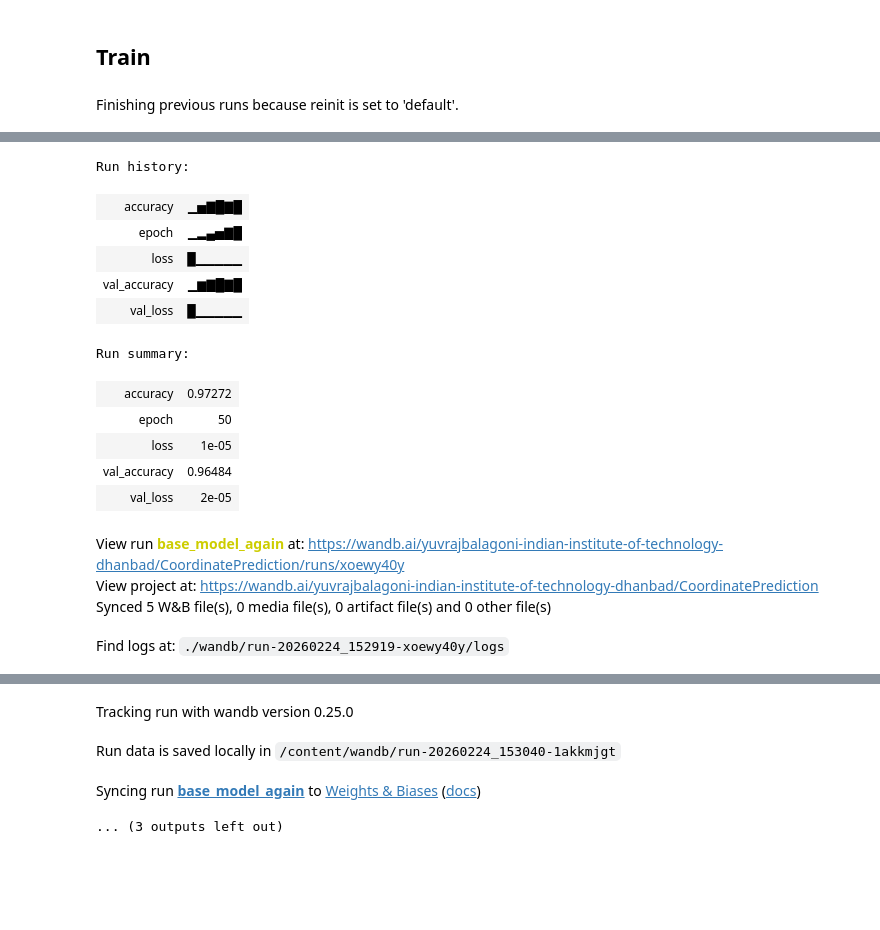
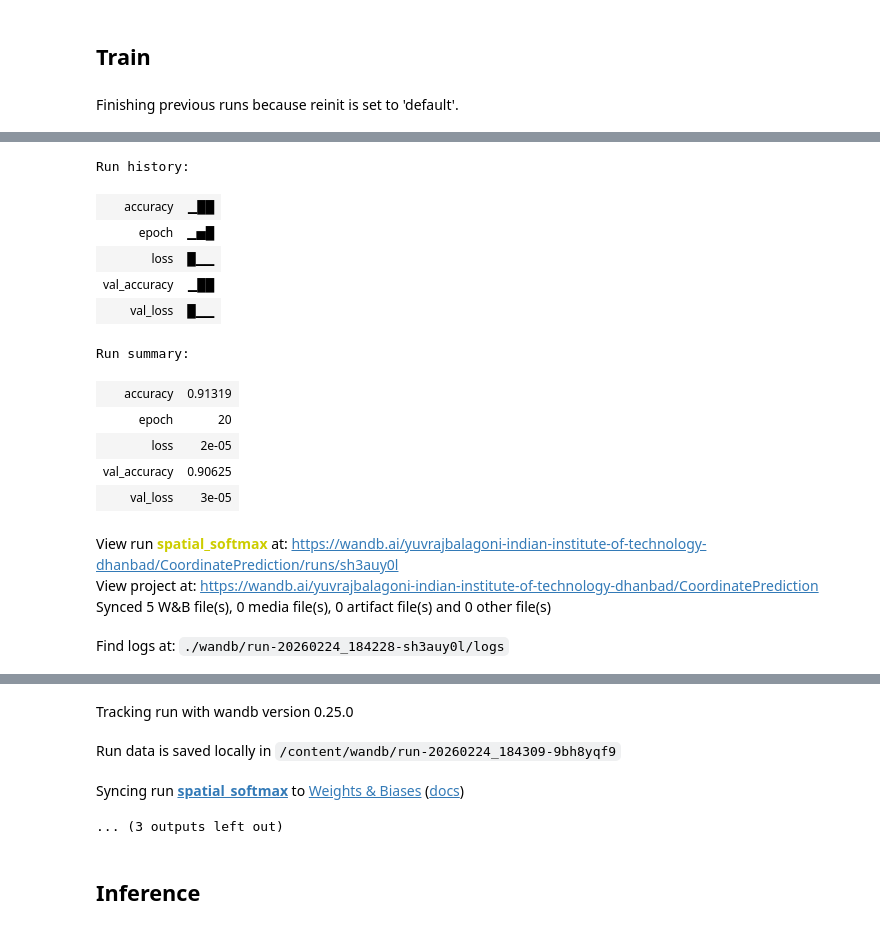
Before and after one commit to YuvrajBalagoni13/Assignment_Coordinate_Prediction, a Jupyter notebook: coordinate_predictor.ipynb, the cells around one changed output, grey strips where cells are left out. Cells and saved outputs as stored; diff of their text form; code cells hidden in the pictures; blank space fills up the shorter version.

```diff
--- a/coordinate_predictor.ipynb
+++ b/coordinate_predictor.ipynb
@@ -18,6 +18,14 @@ import torchvision.transforms.functional as TF
 import logging
 from typing import Callable, Optional
 import wandb
+# %%
+def set_seed(seed: int = 32) -> None:
+    np.random.seed(seed)
+    random.seed(seed)
+    torch.manual_seed(seed)
+    torch.cuda.manual_seed(seed)
+
+set_seed()
 # %% [markdown]
 ## Dataset Creation
 # %%
@@ -190,10 +199,14 @@ class CoordinateRegressor(nn.Module):
         self.bn3 = nn.BatchNorm2d(64)
         self.pool3 = nn.MaxPool2d(kernel_size=2) # Reduces image to 6x6
 
-        self.fc1 = nn.Linear(64 * 6 * 6, mlp_units) # Fully Connected Block
+        size = image_size
+        for _ in range(3):
+            size = (size - 2) // 2 + 1
+        flatten_dim = 64 * size * size
+
+        self.fc1 = nn.Linear(flatten_dim, mlp_units) # Fully Connected Block
         self.fc2 = nn.Linear(mlp_units, output_shape)
 
-        # self.dropout = nn.Dropout(p=dropout)
 
     def forward(self, x: torch.Tensor) -> torch.Tensor:
         x = self.pool1(F.relu(self.bn1(self.conv1(x))))
@@ -203,13 +216,12 @@ class CoordinateRegressor(nn.Module):
         x = x.view(x.size(0), -1)    # Flatten layer
 
         x = F.relu(self.fc1(x))
-        # x = self.dropout(x)
         x = self.fc2(x)
 
         return torch.sigmoid(x)
 
 
-# Conv model with Spatial Softmax - Performed poorly may be due to small receptive fields
+# Conv model with Spatial Softmax
 class SpatialSoftmax(nn.Module):
     def __init__(self, temperature: float = 1.0) -> None:
         super().__init__()
@@ -223,24 +235,18 @@ class SpatialSoftmax(nn.Module):
         return probs
 
 class CoordinateRegressorSpatialSoftmax(nn.Module):
-    """CNN architecture for predicting (x, y) coordinates of a pixel."""
+    """CNN architecture for predicting (x, y) coordinates of a pixel with spatial softmax."""
 
-    def __init__(self, input_shape:int, mlp_units:int, output_shape:int, image_size: int = 50):
+    def __init__(self, input_shape:int, output_shape:int, image_size: int = 50):
         super(CoordinateRegressorSpatialSoftmax, self).__init__()
 
         self.image_size = image_size
 
         self.conv1 = nn.Conv2d(in_channels=input_shape, out_channels=16, kernel_size=3, padding=1)
         self.bn1 = nn.BatchNorm2d(16)
-        # self.pool1 = nn.MaxPool2d(kernel_size=2) # Reduces image to 25x25
 
         self.conv2 = nn.Conv2d(in_channels=16, out_channels=32, kernel_size=3, padding=1)
         self.bn2 = nn.BatchNorm2d(32)
-        # self.pool2 = nn.MaxPool2d(kernel_size=2) # Reduces image to 12x12
-
-        # self.conv3 = nn.Conv2d(in_channels=32, out_channels=64, kernel_size=3, padding=1)
-        # self.bn3 = nn.BatchNorm2d(64)
-        # self.pool3 = nn.MaxPool2d(kernel_size=2) # Reduces image to 6x6
 
         self.logits_conv = nn.Conv2d(in_channels = 32, out_channels=1, kernel_size=1)
         self.spatial_softmax = SpatialSoftmax()
@@ -249,8 +255,8 @@ class CoordinateRegressorSpatialSoftmax(nn.Module):
         y_coords = torch.arange(image_size, dtype=torch.float32)
 
         grid_x, grid_y = torch.meshgrid(x_coords, y_coords, indexing='xy')
-        self.register_buffer('grid_x', grid_x)
-        self.register_buffer('grid_y', grid_y)
+        self.register_buffer('grid_x', grid_x.clone())
+        self.register_buffer('grid_y', grid_y.clone())
 
     def forward(self, x: torch.Tensor) -> torch.Tensor:
         x = F.relu(self.bn1(self.conv1(x)))
@@ -264,7 +270,7 @@ class CoordinateRegressorSpatialSoftmax(nn.Module):
         return output
 
 
-# also performed poorly - not able to grasp the spatial structure.
+# performed poorly - not able to grasp the spatial structure.
 class NeuralNetRegressor(nn.Module):
     def __init__(self, input_shape: int, mlp_units: int, output_shape: int, dropout_rate: float = 0.3) -> None:
         super(NeuralNetRegressor, self).__init__()
@@ -428,28 +448,37 @@ def train():
             print(f"validation = Epoch {epoch + 1} | mse loss: {mean_val_loss:.5f} | accuracy: {mean_val_accuracy:.5f}")
             save_checkpoint(epoch, run_name, coordinateregressor, loss, configs.description)
 # %%
-train()
+train(
+    name = "spatial_softmax",
+    epochs = 100,
+    batch_size = 32,
+    learning_rate = 0.001,
+    model_name = "spatial_softmax",
+    early_stop = True
+   )
 # %% [output]
 Finishing previous runs because reinit is set to 'default'.
 [interactive output not drawn]
 Run history:
-| accuracy | ▁▅▇█▇█ |
-| epoch | ▁▂▄▅▇█ |
-| loss | █▁▁▁▁▁ |
-| val_accuracy | ▁▆▇█▇█ |
-| val_loss | █▁▁▁▁▁ |
+| accuracy | ▁██ |
+| epoch | ▁▅█ |
+| loss | █▁▁ |
+| val_accuracy | ▁██ |
+| val_loss | █▁▁ |
 Run summary:
-| accuracy | 0.97272 |
-| epoch | 50 |
-| loss | 1e-05 |
-| val_accuracy | 0.96484 |
-| val_loss | 2e-05 |
+| accuracy | 0.91319 |
+| epoch | 20 |
+| loss | 2e-05 |
+| val_accuracy | 0.90625 |
+| val_loss | 3e-05 |
-View run base_model_again at: https://wandb.ai/yuvrajbalagoni-indian-institute-of-technology-dhanbad/CoordinatePrediction/runs/xoewy40y
+View run spatial_softmax at: https://wandb.ai/yuvrajbalagoni-indian-institute-of-technology-dhanbad/CoordinatePrediction/runs/sh3auy0l
 View project at: https://wandb.ai/yuvrajbalagoni-indian-institute-of-technology-dhanbad/CoordinatePrediction
 Synced 5 W&B file(s), 0 media file(s), 0 artifact file(s) and 0 other file(s)
-Find logs at: ./wandb/run-20260224_152919-xoewy40y/logs
+Find logs at: ./wandb/run-20260224_184228-sh3auy0l/logs
 [interactive output not drawn]
 Tracking run with wandb version 0.25.0
-Run data is saved locally in /content/wandb/run-20260224_153040-1akkmjgt
+Run data is saved locally in /content/wandb/run-20260224_184309-9bh8yqf9
-Syncing run base_model_again to Weights & Biases (docs)
+Syncing run spatial_softmax to Weights & Biases (docs)
 ... (3 outputs left out)
+# %% [markdown]
+## Inference
```
Also changed, not shown: parts of 6 cells of this notebook, 8 other files.
